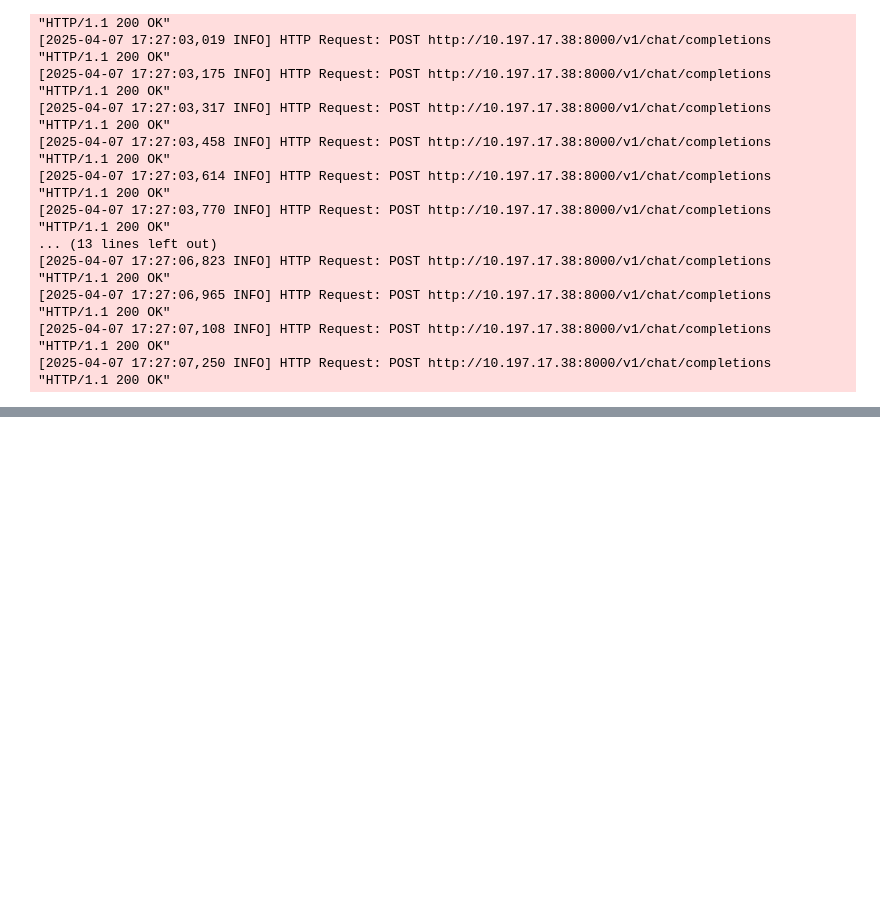
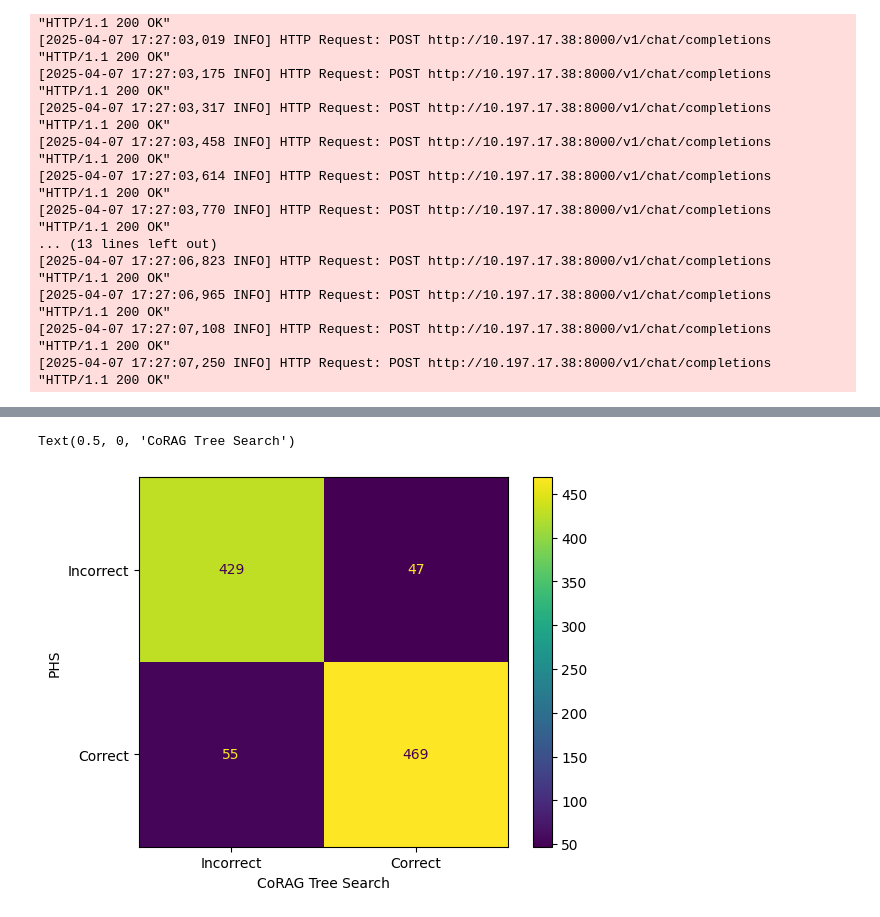
Before and after one commit to jacobf18/smart-search, a Jupyter notebook: corag/tests.ipynb, the cells around one changed output, grey strips where cells are left out. Drawn from its saved outputs; the diff is of its cells as text; code cells hidden in the pictures; blank space fills up the shorter version.

```diff
--- a/corag/tests.ipynb
+++ b/corag/tests.ipynb
@@ -366,0 +396,36 @@ ex_with_path['subanswers']
+# %%
+def read_jsonl(file_path: str) -> List[Dict]:
+    """
+    Reads a JSONL (JSON Lines) file and returns a list of dictionaries.
+
+    Args:
+        file_path (str): Path to the JSONL file.
+
+    Returns:
+        List[Dict]: List of dictionaries representing the JSON objects in the file.
+    """
+    with open(file_path, 'r', encoding='utf-8') as file:
+        return [json.loads(line) for line in file]
+# %%
+preds_phs_list = read_jsonl('tmp/6/preds_phs_hotpotqa_validation.jsonl')
+preds_tree_search_list = read_jsonl('tmp/6/preds_tree_search_hotpotqa_validation.jsonl')
+preds_greedy_list = read_jsonl('tmp/6/preds_greedy_hotpotqa_validation.jsonl')[:1000]
+preds_phs_8_list = read_jsonl('tmp/8/preds_phs_hotpotqa_validation.jsonl')
+# %%
+preds_phs = [d['prediction'] for d in preds_phs_list]
+preds_phs_8 = [d['prediction'] for d in preds_phs_8_list]
+answers = [d['answers'] for d in preds_phs_list]
+preds_tree_search = [d['prediction'] for d in preds_tree_search_list]
+preds_greedy = [d['prediction'] for d in preds_greedy_list]
+# %%
+labels = [[normalize_squad(t) for t in u] for u in answers]
+preds_phs = [normalize_squad(p) for p in preds_phs]
+preds_phs_8 = [normalize_squad(p) for p in preds_phs_8]
+preds_tree_search = [normalize_squad(p) for p in preds_tree_search]
+preds_greedy = [normalize_squad(p) for p in preds_greedy]
+
+# Compute metrics
+em_phs, f1_phs, em_scores_phs, f1_scores_phs = qa_metrics(labels, preds_phs)  # em,f1
+em_phs_8, f1_phs_8, em_scores_phs_8, f1_scores_phs_8 = qa_metrics(labels, preds_phs_8)  # em,f1
+em_tree_search, f1_tree_search, em_scores_tree_search, f1_scores_tree_search = qa_metrics(labels, preds_tree_search)  # em,f1
+em_greedy, f1_greedy, em_scores_greedy, f1_scores_greedy = qa_metrics(labels, preds_greedy)  # em,f1
@@ -366,0 +441,11 @@ ex_with_path['subanswers']
+# %%
+disp = ConfusionMatrixDisplay(confusion_matrix(
+    [1 if em else 0 for em in em_scores_phs_8],
+    [1 if em else 0 for em in em_scores_tree_search]
+), display_labels=['Incorrect', 'Correct'])
+disp.plot()
+plt.ylabel('PHS')
+plt.xlabel('CoRAG Tree Search')
+# %% [output]
+Text(0.5, 0, 'CoRAG Tree Search')
+[figure, added]
```
Also changed, not shown: parts of 18 cells of this notebook, 7 other files.
